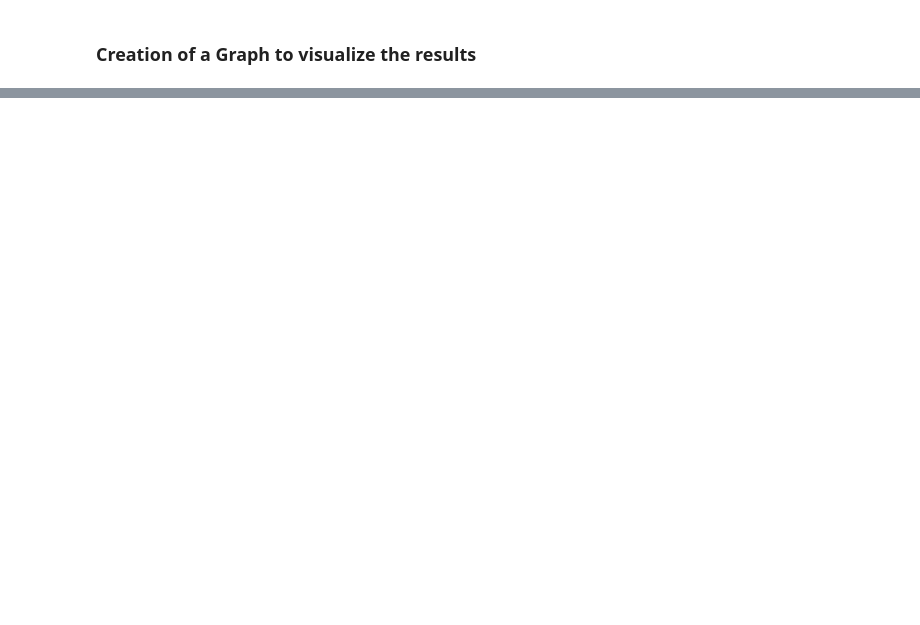
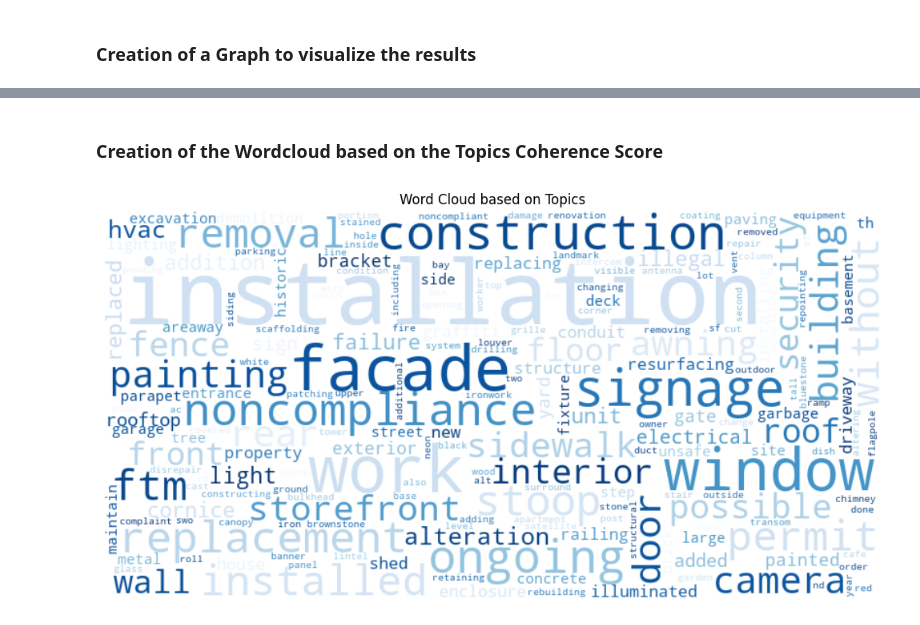
Before and after one commit to Ekewe/Project-Data-Analysis, a Jupyter notebook: notebooks/04-topic-modeling.ipynb, the cells around one changed output, grey strips where cells are left out. Cells and saved outputs as stored; diff of their text form; code cells hidden in the pictures; blank space fills up the shorter version.

```diff
--- a/notebooks/04-topic-modeling.ipynb
+++ b/notebooks/04-topic-modeling.ipynb
@@ -165,0 +167,45 @@ plt.show()
+# %% [markdown]
+### Creation of the Wordcloud based on the Topics Coherence Score
+# %%
+# Initialize a dictionary to store the word frequencies for the word cloud
+wordcloud_data = {}
+# Looping through the models and extracting the top words
+for model_type, model_dict in model_results.items():
+    for num_topics, model in model_dict.items():
+        # Extract the topics (word-weight pairs) from the model
+        topics = model.print_topics(num_topics=num_topics)
+
+        # Loop through each topic and extract the word-weight pairs
+        for topic in topics:
+            topic_words_weights = topic[1].split(" + ")
+
+            # Process each word-weight pair
+            for word_weight in topic_words_weights:
+                weight, word = word_weight.split('*')
+                weight = float(weight)  # Convert weight to a float
+                word = word.strip('"')  # Clean up the word string
+
+                # Add the word and its weight to the dictionary (accumulating if the word already exists)
+                if word in wordcloud_data:
+                    wordcloud_data[word] += weight  # Add weight to existing word
+                else:
+                    wordcloud_data[word] = weight  # Initialize word with its weight
+
+# Create the word cloud
+wordcloud = WordCloud(
+    width=800,
+    height=400,
+    background_color='white',
+    colormap='Blues',
+    contour_color='black',
+).generate_from_frequencies(wordcloud_data)
+
+# Display the word cloud
+plt.figure(figsize=(10,6))
+plt.imshow(wordcloud, interpolation='bilinear')
+plt.axis('off')
+plt.title('Word Cloud based on Topics')
+plt.tight_layout()
+plt.show()
+# %% [output]
+[figure, added]
```
Also changed, not shown: parts of 3 cells of this notebook, 1 other file.
